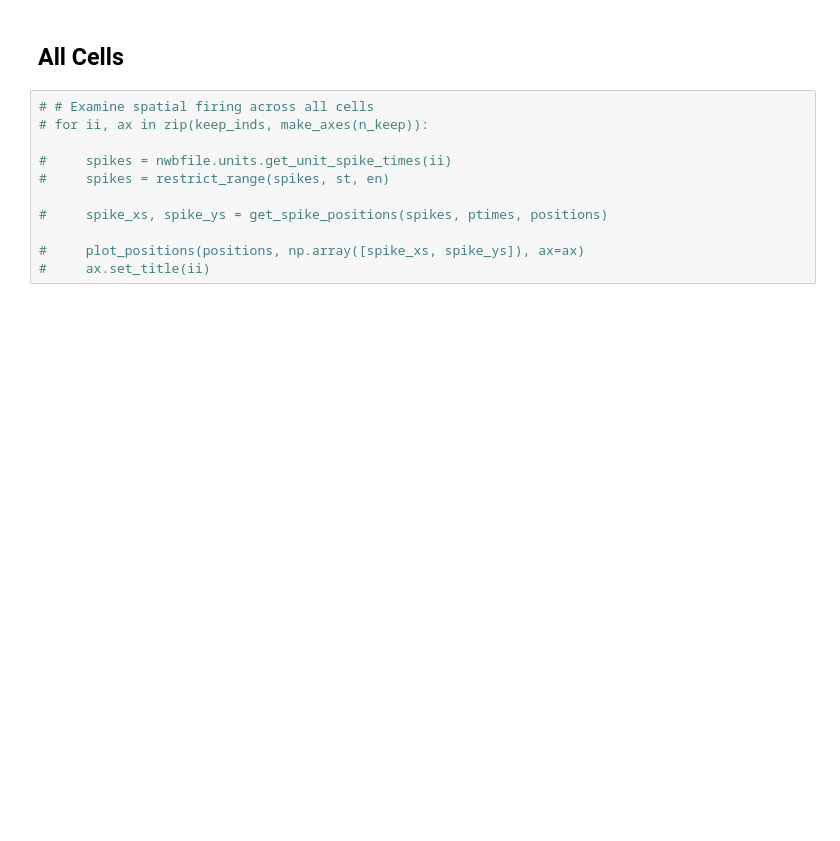
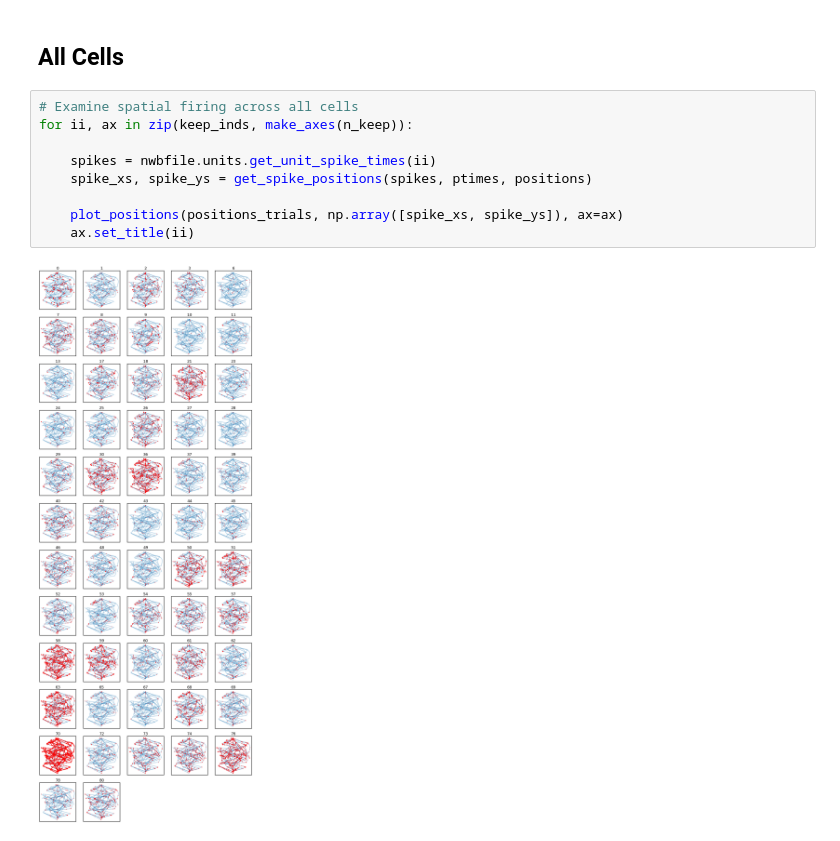
Before and after one commit to HSUPipeline/AnalyzeTH, a Jupyter notebook: notebooks/02-PlaceCells.ipynb, the cells around one changed output. Cells and saved outputs as stored; diff of their text form; blank space fills up the shorter version.

```diff
--- a/notebooks/02-PlaceCells.ipynb
+++ b/notebooks/02-PlaceCells.ipynb
@@ -188,14 +225,14 @@ plot_surrogates(surrs, spike_info, surr_p_val)
 # %% [markdown]
 ## All Cells
 # %%
-# # Examine spatial firing across all cells
-# for ii, ax in zip(keep_inds, make_axes(n_keep)):
+# Examine spatial firing across all cells
+for ii, ax in zip(keep_inds, make_axes(n_keep)):
 
-#     spikes = nwbfile.units.get_unit_spike_times(ii)
-#     spikes = restrict_range(spikes, st, en)
+    spikes = nwbfile.units.get_unit_spike_times(ii)
+    spike_xs, spike_ys = get_spike_positions(spikes, ptimes, positions)
 
-#     spike_xs, spike_ys = get_spike_positions(spikes, ptimes, positions)
-
-#     plot_positions(positions, np.array([spike_xs, spike_ys]), ax=ax)
-#     ax.set_title(ii)
+    plot_positions(positions_trials, np.array([spike_xs, spike_ys]), ax=ax)
+    ax.set_title(ii)
+# %% [output]
+[figure, added]
 # %%
```
Also changed, not shown: parts of 33 cells of this notebook.
